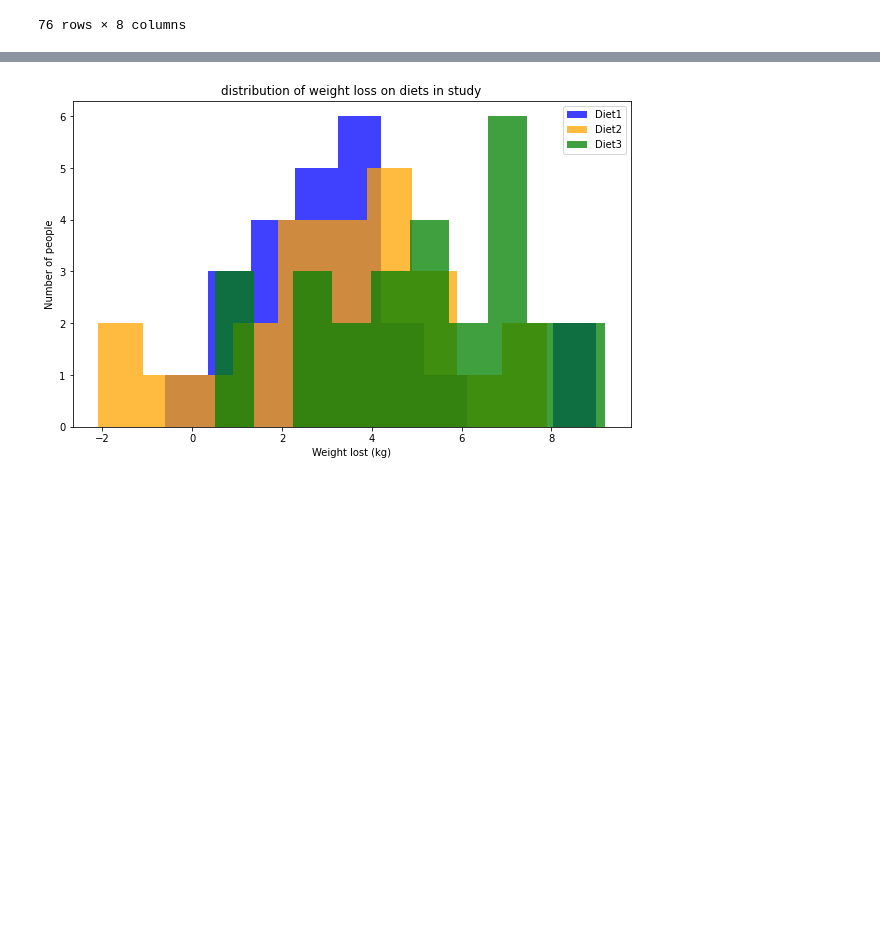
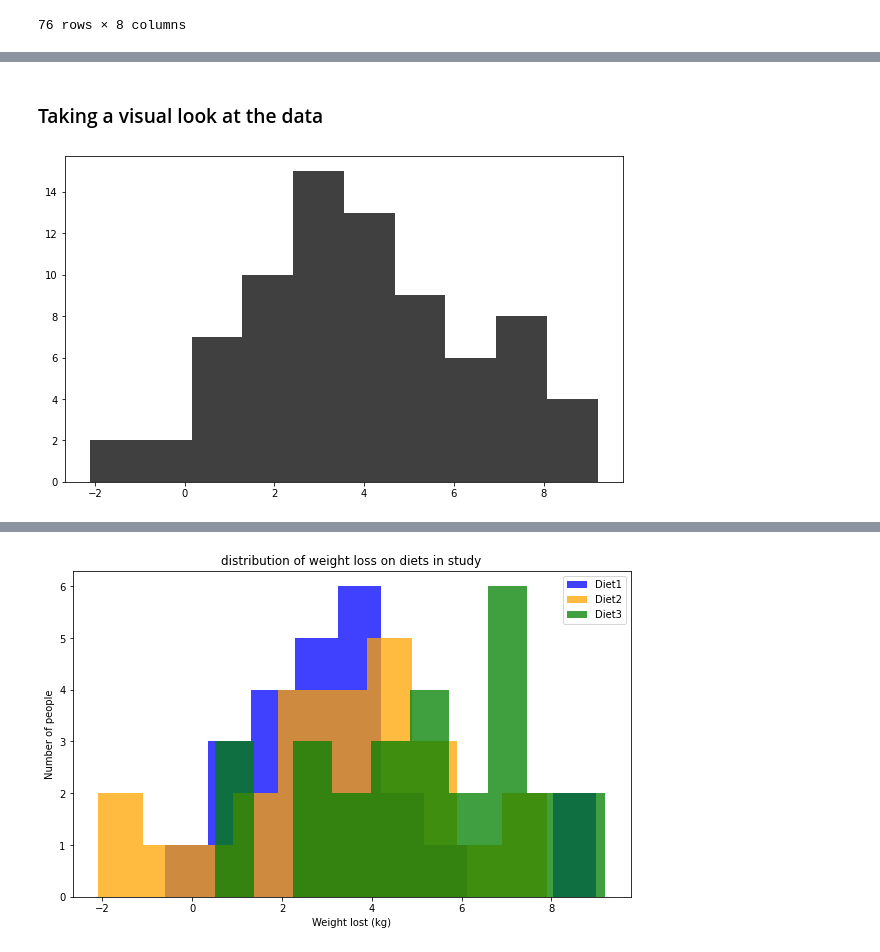
Before and after one commit to Jonathangmit/Machine-learning-and-statistics, a Jupyter notebook: scipy-stats.ipynb, the cells around one changed output, grey strips where cells are left out. Cells and saved outputs as stored; diff of their text form; code cells hidden in the pictures; blank space fills up the shorter version.

```diff
--- a/scipy-stats.ipynb
+++ b/scipy-stats.ipynb
@@ -125,0 +226,7 @@ dfdiet3.head()
+# %% [markdown]
+### Taking a visual look at the data
+# %%
+fig, ax = plt.subplots()
+ax.hist(df['weight_lost'], bins=10, alpha = 0.75, label='Diet1',color='black');
+# %% [output]
+[figure, added]
```
Also changed, not shown: parts of 20 cells of this notebook, 1 other file.
